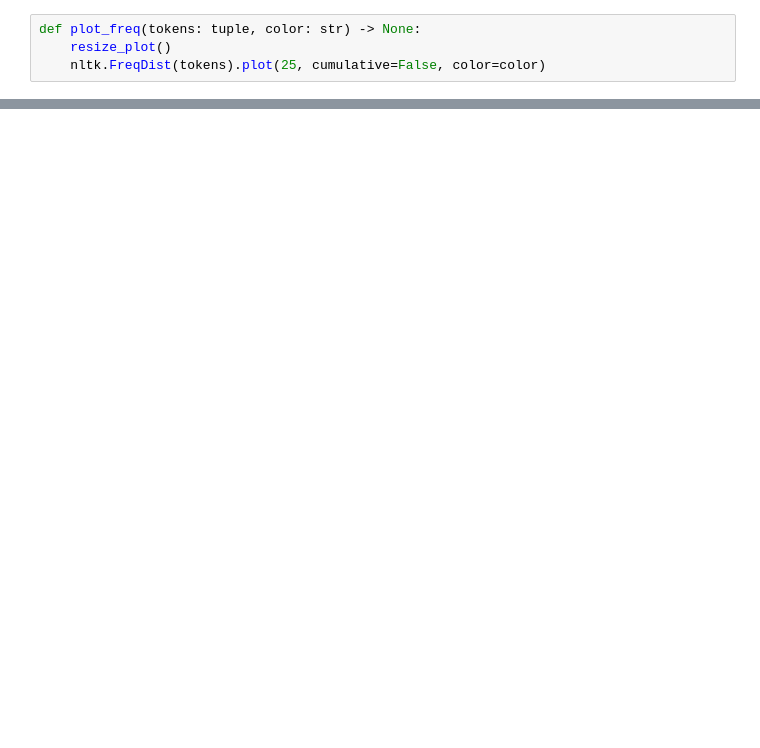
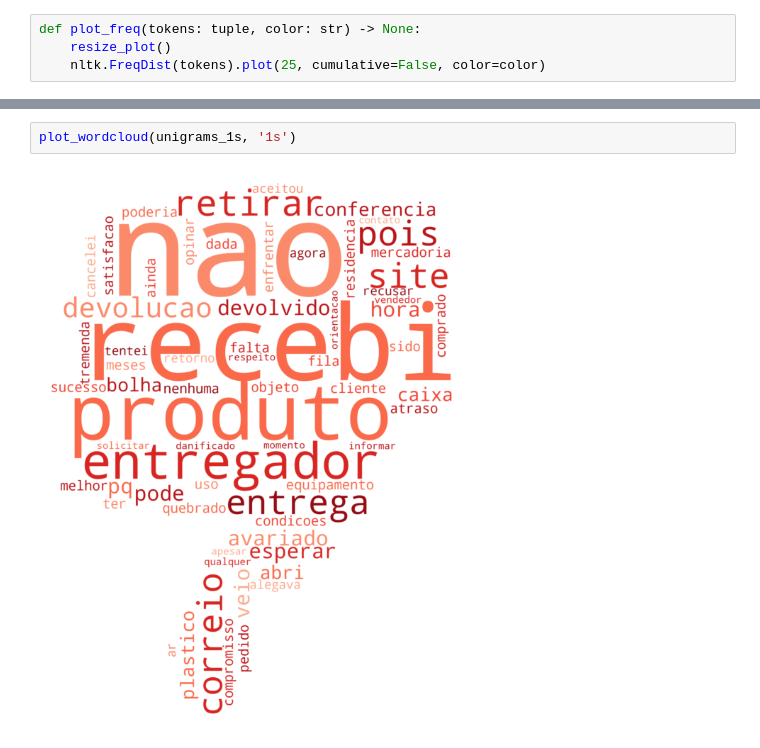
Before and after one commit to vivimouret29/mast2_ai, a Jupyter notebook: red_string/red_string.ipynb, the cells around one changed output, grey strips where cells are left out. Drawn from its saved outputs; the diff is of its cells as text; blank space fills up the shorter version.

```diff
--- a/red_string/red_string.ipynb
+++ b/red_string/red_string.ipynb
@@ -421,0 +478,4 @@ plot_freq(trigrams_1s, COLOR_1S)
+# %%
+plot_wordcloud(unigrams_1s, '1s')
+# %% [output]
+[figure, added]
```
Also changed, not shown: parts of 47 cells of this notebook, 1 other file.
